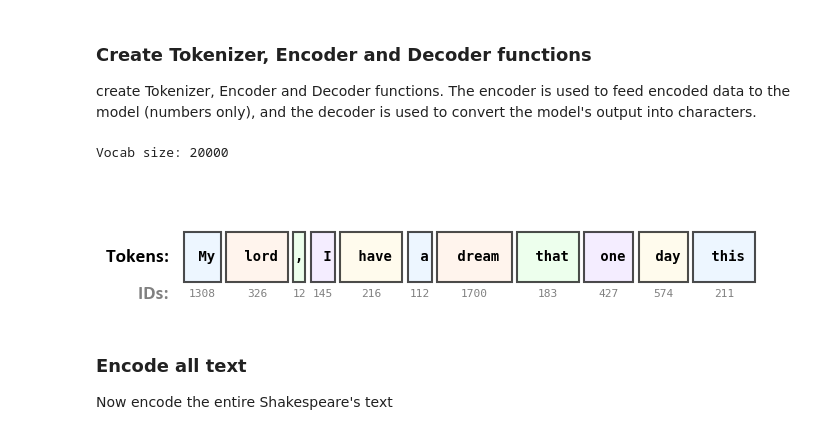
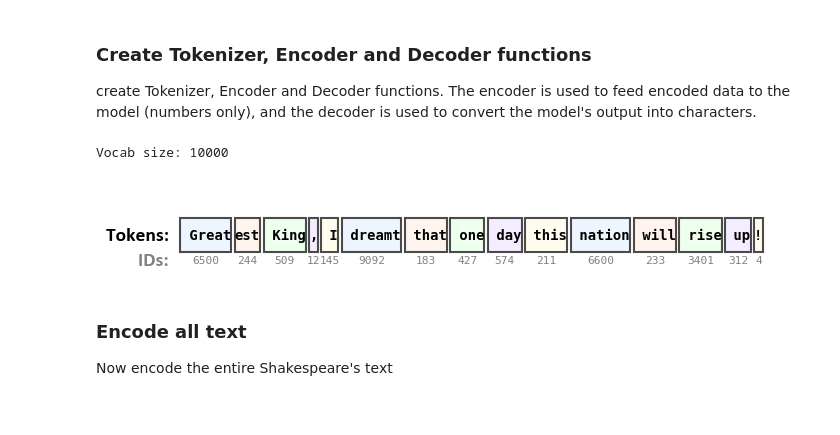
Before and after one commit to abdulrahman1123/analysis_examples, a Jupyter notebook: microGPT_LLM.ipynb, the cells around one changed output. Cells and saved outputs as stored; diff of their text form; code cells hidden in the pictures.

```diff
--- a/microGPT_LLM.ipynb
+++ b/microGPT_LLM.ipynb
@@ -86,31 +102,18 @@ n_layer = 4
 n_embd = (n_embd//n_head)*n_head
 dropout = 0.1
 vocab_size = 10000
-
-
-max_iters = 10000
-learning_rate = 2e-4
-device = torch.device("mps")
-eval_iters = 100
-eval_interval = max_iters//10
-batch_size = 32
-vocab_size = 20000
-n_embd = 256
-block_size = 256
-n_head = 8
-n_layer=8
 # %% [markdown]
 ### Create Tokenizer, Encoder and Decoder functions
 create Tokenizer, Encoder and Decoder functions. The encoder is used to feed encoded data to the model (numbers only), and the decoder is used to convert the model's output into characters.
 # %%
 encode,decode, tokenizer, vocab_size = tokenize(text, vocab_size)
 
 # check what it does
-check_sentence = 'My lord, I have a dream that one day this nation will rise up!'
+check_sentence = 'Greatest King, I dreamt that one day this nation will rise up!'
 plot_sentence_tokens(check_sentence,tokenizer)
 # %% [output]
-Vocab size: 20000
+Vocab size: 10000
-[figure, old version]
+[figure, new version]
 # %% [markdown]
 ### Encode all text
 Now encode the entire Shakespeare's text
```
Also changed, not shown: parts of 15 cells of this notebook, 5 other files.
